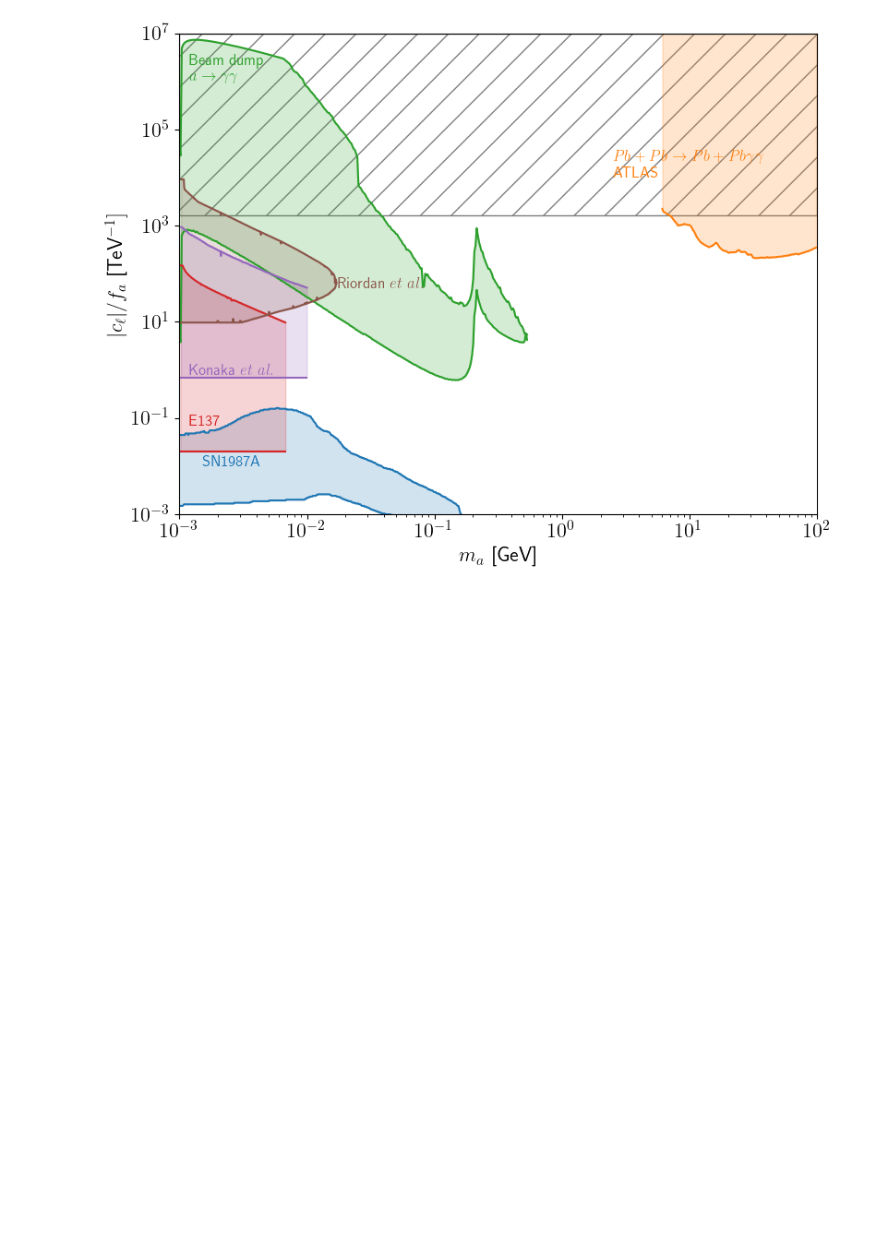
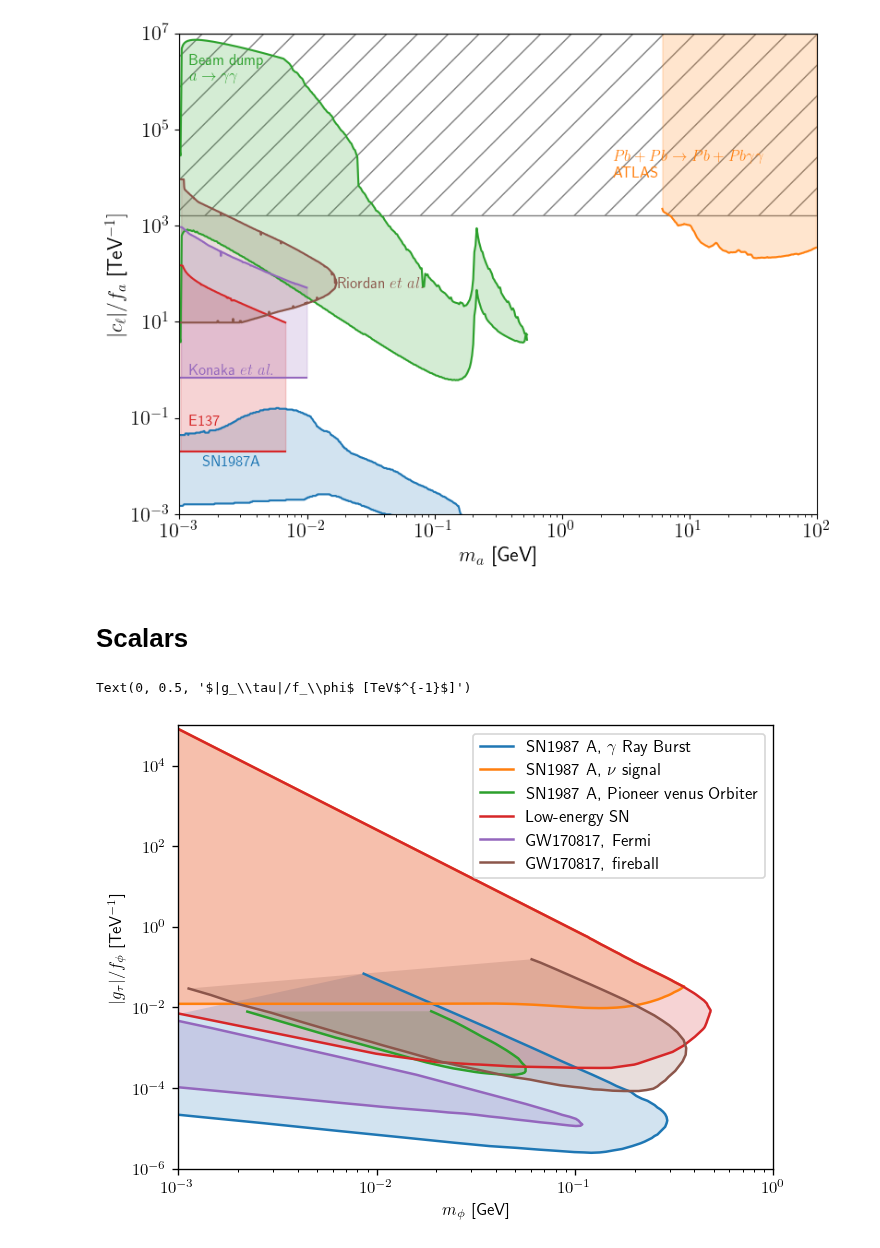
Before and after one commit to Jorge-Alda/tauALPs, a Jupyter notebook: PseudoScalar/astro_cosmo/astro_cosmo.ipynb, the cells around one changed output. Cells and saved outputs as stored; diff of their text form; code cells hidden in the pictures; blank space fills up the shorter version.

```diff
--- a/PseudoScalar/astro_cosmo/astro_cosmo.ipynb
+++ b/PseudoScalar/astro_cosmo/astro_cosmo.ipynb
@@ -280,3 +280,44 @@ plt.tight_layout(pad=0.5)
 plt.savefig('otherbounds.png')
 # %% [output]
 [figure]
+# %% [markdown]
+# Scalars
+# %%
+def Cgammagamma_phi(ma, mlep, cgg0=0):
+    def f(x):
+        if x >= 1:
+            return np.arcsin(x**-0.5)
+        else:
+            return np.pi/2+0.5j*np.log((1+(1-x)**0.5)/(1-(1-x)**0.5))
+    F = lambda x: -2*x*(1+(1-x)*f(x)**2)
+    c = cgg0
+    for m in mlep:
+        c += F(4*m**2/ma**2)/m
+    return c*alpha_em/(2**1.5*np.pi)
+# %%
+plt.figure(dpi=120)
+plt.loglog(df_sn_gamma['ma_eV']*1e-9, [1000*df_sn_gamma['g_gamma'][i]/np.abs(Cgammagamma_phi(df_sn_gamma['ma_eV'][i]*1e-9, [mtau])) for i in df_sn_gamma.index], label=r'SN1987 A, $\gamma$ Ray Burst')
+plt.fill(df_sn_gamma['ma_eV']*1e-9, [1000*df_sn_gamma['g_gamma'][i]/np.abs(Cgammagamma_phi(df_sn_gamma['ma_eV'][i]*1e-9, [mtau])) for i in df_sn_gamma.index], alpha=0.2)
+plt.loglog(df_sn_nu['ma_eV']*1e-9, [1000*df_sn_nu['g_gamma'][i]/np.abs(Cgammagamma_phi(df_sn_nu['ma_eV'][i]*1e-9, [mtau])) for i in df_sn_nu.index], label=r'SN1987 A, $\nu$ signal')
+plt.fill(df_sn_nu['ma_eV']*1e-9, [1000*df_sn_nu['g_gamma'][i]/np.abs(Cgammagamma_phi(df_sn_nu['ma_eV'][i]*1e-9, [mtau])) for i in df_sn_nu.index], alpha=0.2)
+plt.loglog(df_sn_pvo['ma_eV']*1e-9, [1000*df_sn_pvo['g_gamma'][i]/np.abs(Cgammagamma_phi(df_sn_pvo['ma_eV'][i]*1e-9, [mtau])) for i in df_sn_pvo.index], label='SN1987 A, Pioneer venus Orbiter')
+plt.fill(df_sn_pvo['ma_eV']*1e-9, [1000*df_sn_pvo['g_gamma'][i]/np.abs(Cgammagamma_phi(df_sn_pvo['ma_eV'][i]*1e-9, [mtau])) for i in df_sn_pvo.index], alpha=0.2)
+plt.loglog(df_sne['ma_eV']*1e-9, [1000*df_sne['g_gamma'][i]/np.abs(Cgammagamma_phi(df_sne['ma_eV'][i]*1e-9, [mtau])) for i in df_sne.index], label='Low-energy SN')
+plt.fill(df_sne['ma_eV']*1e-9, [1000*df_sne['g_gamma'][i]/np.abs(Cgammagamma_phi(df_sne['ma_eV'][i]*1e-9, [mtau])) for i in df_sne.index], alpha=0.2)
+plt.loglog(df_gw_fermi['ma_eV']*1e-9, [1000*df_gw_fermi['g_gamma'][i]/np.abs(Cgammagamma_phi(df_gw_fermi['ma_eV'][i]*1e-9, [mtau])) for i in df_gw_fermi.index], label='GW170817, Fermi')
+plt.fill(df_gw_fermi['ma_eV']*1e-9, [1000*df_gw_fermi['g_gamma'][i]/np.abs(Cgammagamma_phi(df_gw_fermi['ma_eV'][i]*1e-9, [mtau])) for i in df_gw_fermi.index], alpha=0.2)
+plt.loglog(df_gw_fireball['ma_eV']*1e-9, [1000*df_gw_fireball['g_gamma'][i]/np.abs(Cgammagamma_phi(df_gw_fireball['ma_eV'][i]*1e-9, [mtau])) for i in df_gw_fireball.index], label='GW170817, fireball')
+plt.fill(df_gw_fireball['ma_eV']*1e-9, [1000*df_gw_fireball['g_gamma'][i]/np.abs(Cgammagamma_phi(df_gw_fireball['ma_eV'][i]*1e-9, [mtau])) for i in df_gw_fireball.index], alpha=0.2)
+
+ax = plt.gca()
+ax.set_xscale('log')
+ax.set_yscale('log')
+plt.xlim(1e-3, 1)
+#
+plt.ylim(1e-6, 1e5)
+plt.legend()
+plt.xlabel(r'$m_\phi$ [GeV]')
+plt.ylabel(r'$|g_\tau|/f_\phi$ [TeV$^{-1}$]')
+# %% [output]
+Text(0, 0.5, '$|g_\\tau|/f_\\phi$ [TeV$^{-1}$]')
+[figure, added]
```
Also changed, not shown: parts of 2 cells of this notebook, 5 other files.
